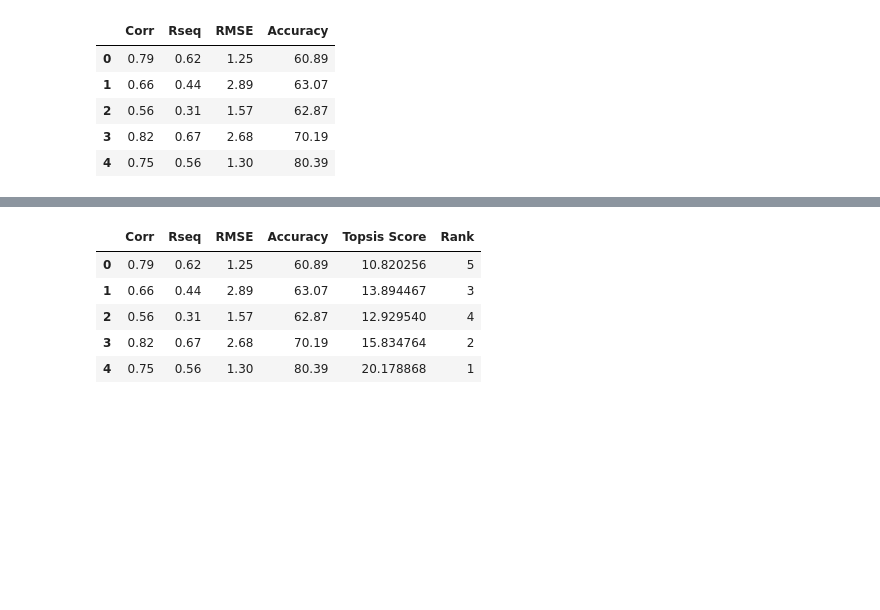
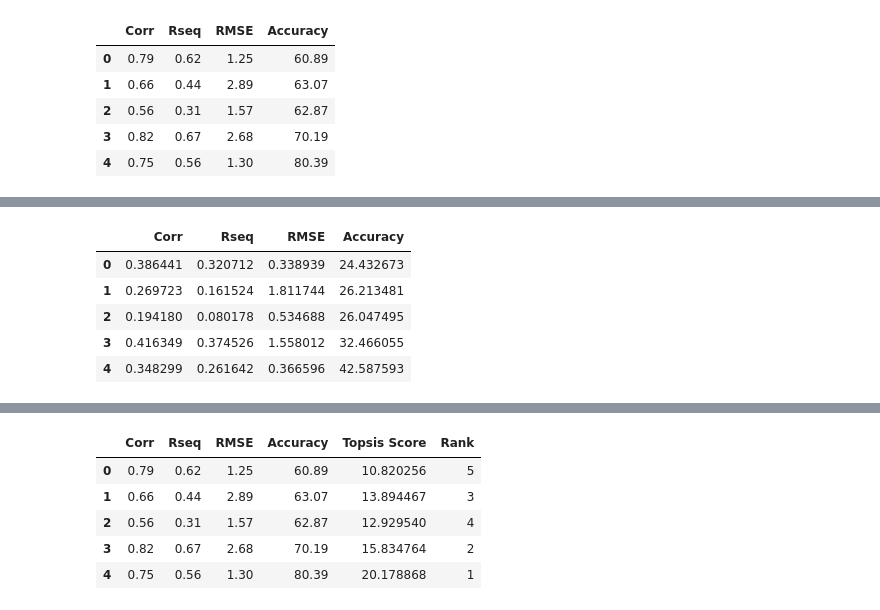
Before and after one commit to Kartikgc9/Machine-Learning-Assignments, a Jupyter notebook: Topsis_102003220.ipynb, the cells around one changed output, grey strips where cells are left out. Saved outputs shown, nothing was run; the diff lists cells and outputs as text; code cells hidden in the pictures; blank space fills up the shorter version.

```diff
--- a/Topsis_102003220.ipynb
+++ b/Topsis_102003220.ipynb
@@ -57,3 +63,12 @@ for i in range(len(d)-1):
+# %%
+d
+# %% [output]
+|  | Corr | Rseq | RMSE | Accuracy |
+| 0 | 0.386441 | 0.320712 | 0.338939 | 24.432673 |
+| 1 | 0.269723 | 0.161524 | 1.811744 | 26.213481 |
+| 2 | 0.194180 | 0.080178 | 0.534688 | 26.047495 |
+| 3 | 0.416349 | 0.374526 | 1.558012 | 32.466055 |
+| 4 | 0.348299 | 0.261642 | 0.366596 | 42.587593 |
 # %%
 d=d*r
 # d
```
Also changed, not shown: parts of 5 cells of this notebook.
